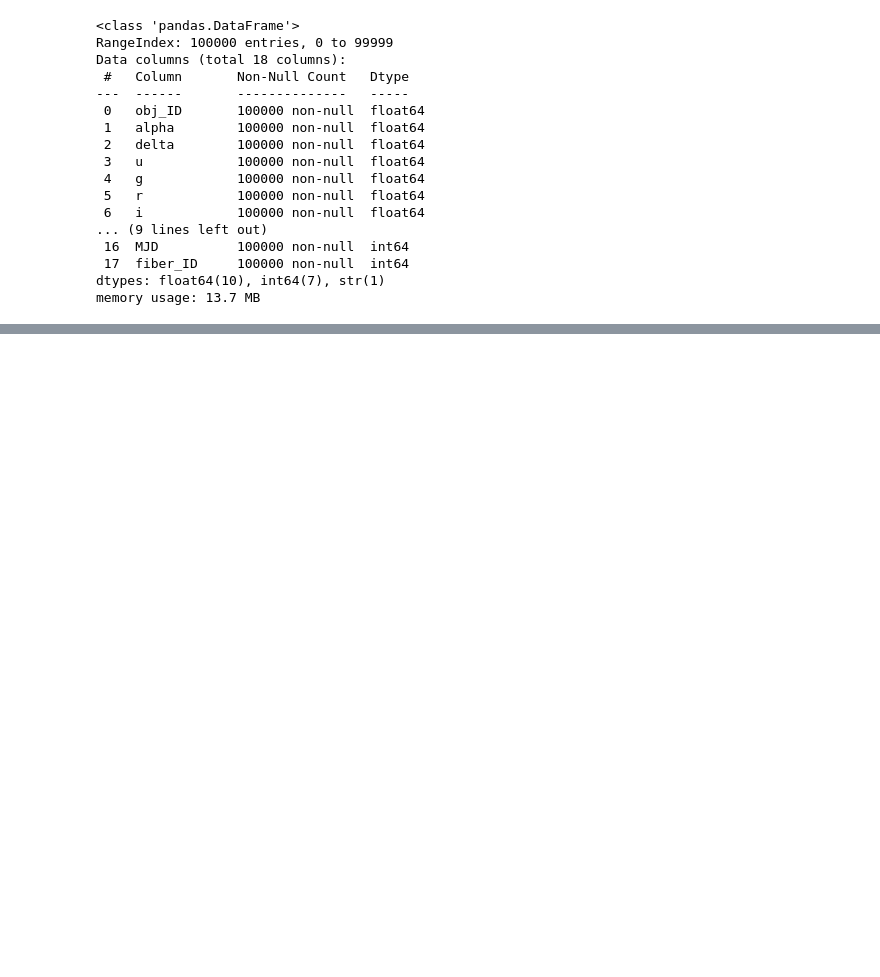
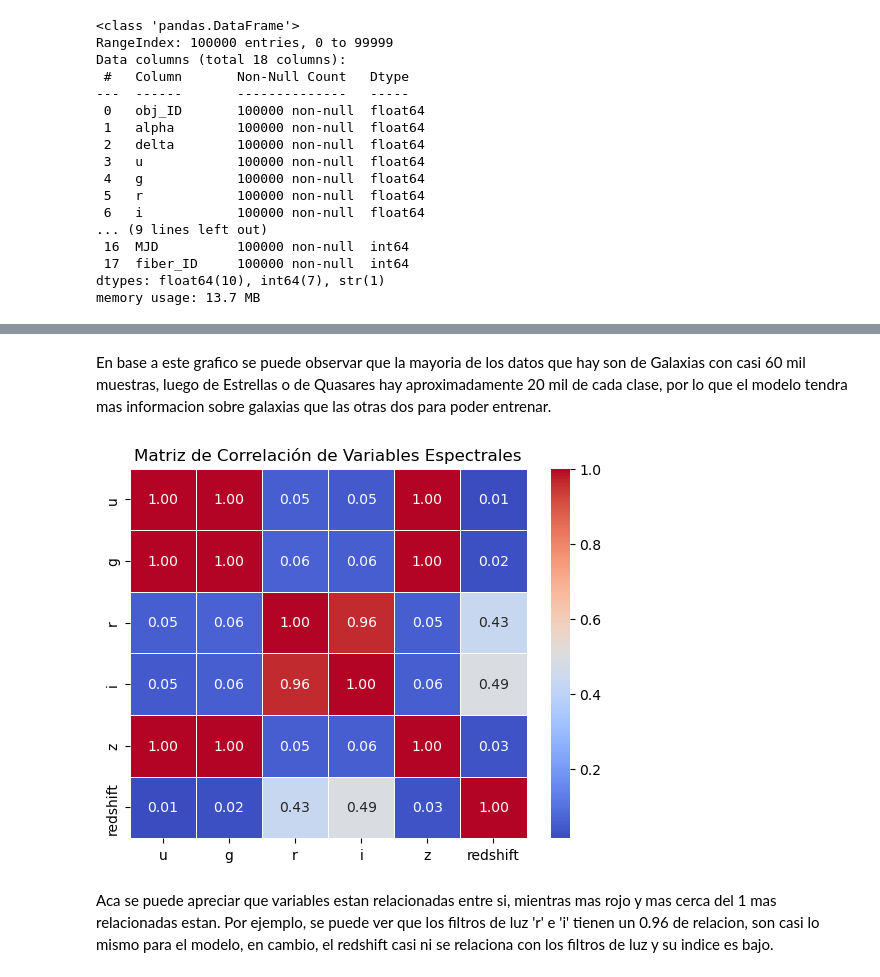
Before and after one commit to fernaaando/proyecto-repo, a Jupyter notebook: clasificador.ipynb, the cells around one changed output, grey strips where cells are left out. Cells and saved outputs as stored; diff of their text form; code cells hidden in the pictures; blank space fills up the shorter version.

Commit message:
analisis exploratorio de los datos (EDA)

```diff
--- a/clasificador.ipynb
+++ b/clasificador.ipynb
@@ -68,0 +84,14 @@ memory usage: 13.7 MB
+# %% [markdown]
+En base a este grafico se puede observar que la mayoria de los datos que hay son de Galaxias con casi 60 mil muestras, luego de Estrellas o de Quasares hay aproximadamente 20 mil de cada clase, por lo que el modelo tendra mas informacion sobre galaxias que las otras dos para poder entrenar.
+# %%
+# Matriz de correlacion
+caracteristicas = ['u', 'g', 'r', 'i', 'z', 'redshift']
+
+matriz_corr = data[caracteristicas].corr()
+sns.heatmap(matriz_corr, annot=True, cmap='coolwarm', fmt='.2f', linewidths=0.5)
+plt.title('Matriz de Correlación de Variables Espectrales')
+plt.show()
+# %% [output]
+[figure, added]
+# %% [markdown]
+Aca se puede apreciar que variables estan relacionadas entre si, mientras mas rojo y mas cerca del 1 mas relacionadas estan. Por ejemplo, se puede ver que los filtros de luz 'r' e 'i' tienen un 0.96 de relacion, son casi lo mismo para el modelo, en cambio, el redshift casi ni se relaciona con los filtros de luz y su indice es bajo.
```
Also changed, not shown: parts of 4 cells of this notebook.
